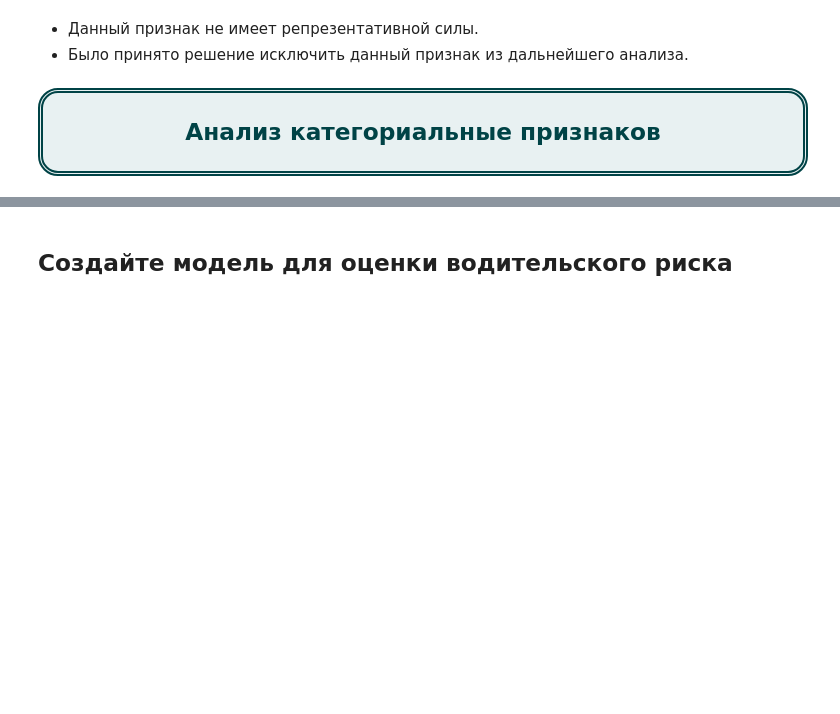
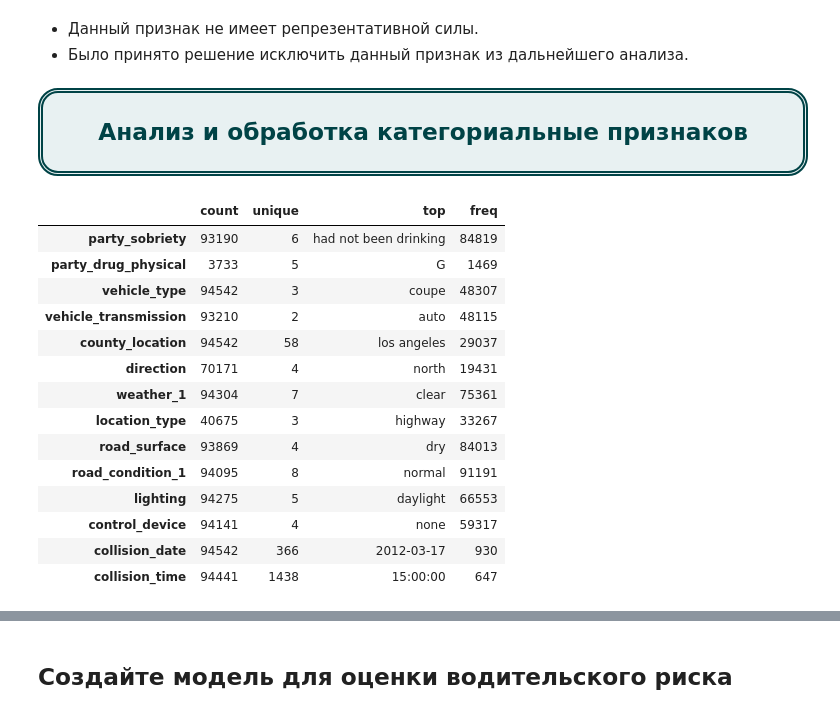
Before and after one commit to Denis-Mukhanov/road-accident-risk, a Jupyter notebook: road_accident_risk.ipynb, the cells around one changed output, grey strips where cells are left out. Drawn from its saved outputs; the diff is of its cells as text; code cells hidden in the pictures; blank space fills up the shorter version.

```diff
--- a/road_accident_risk.ipynb
+++ b/road_accident_risk.ipynb
@@ -889,7 +893,7 @@ Phik: 0.0008939222252192158
 # %% [markdown]
 Связь данного признака с целевым переменным является слабой. Рекомендуется исключить данный признак из анализа и построения моделей.
 # %%
-df = df.dropna(subset=['distance']).copy()
+df = df.drop('distance', axis=1).copy()
 # %% [markdown]
 - Данный признак не имеет репрезентативной силы.
 - Было принято решение исключить данный признак из дальнейшего анализа.
@@ -906,6 +910,25 @@ df = df.dropna(subset=['distance']).copy()
             overflow:hidden;
             font-weight:400">
 
-## Анализ категориальные признаков
+## Анализ и обработка категориальные признаков
 
 </div>
+# %%
+# общая информация
+display(df.describe(include=[object]).T)
+# %% [output]
+|  | count | unique | top | freq |
+| party_sobriety | 93190 | 6 | had not been drinking | 84819 |
+| party_drug_physical | 3733 | 5 | G | 1469 |
+| vehicle_type | 94542 | 3 | coupe | 48307 |
+| vehicle_transmission | 93210 | 2 | auto | 48115 |
+| county_location | 94542 | 58 | los angeles | 29037 |
+| direction | 70171 | 4 | north | 19431 |
+| weather_1 | 94304 | 7 | clear | 75361 |
+| location_type | 40675 | 3 | highway | 33267 |
+| road_surface | 93869 | 4 | dry | 84013 |
+| road_condition_1 | 94095 | 8 | normal | 91191 |
+| lighting | 94275 | 5 | daylight | 66553 |
+| control_device | 94141 | 4 | none | 59317 |
+| collision_date | 94542 | 366 | 2012-03-17 | 930 |
+| collision_time | 94441 | 1438 | 15:00:00 | 647 |
```
Also changed, not shown: parts of 104 cells of this notebook.
